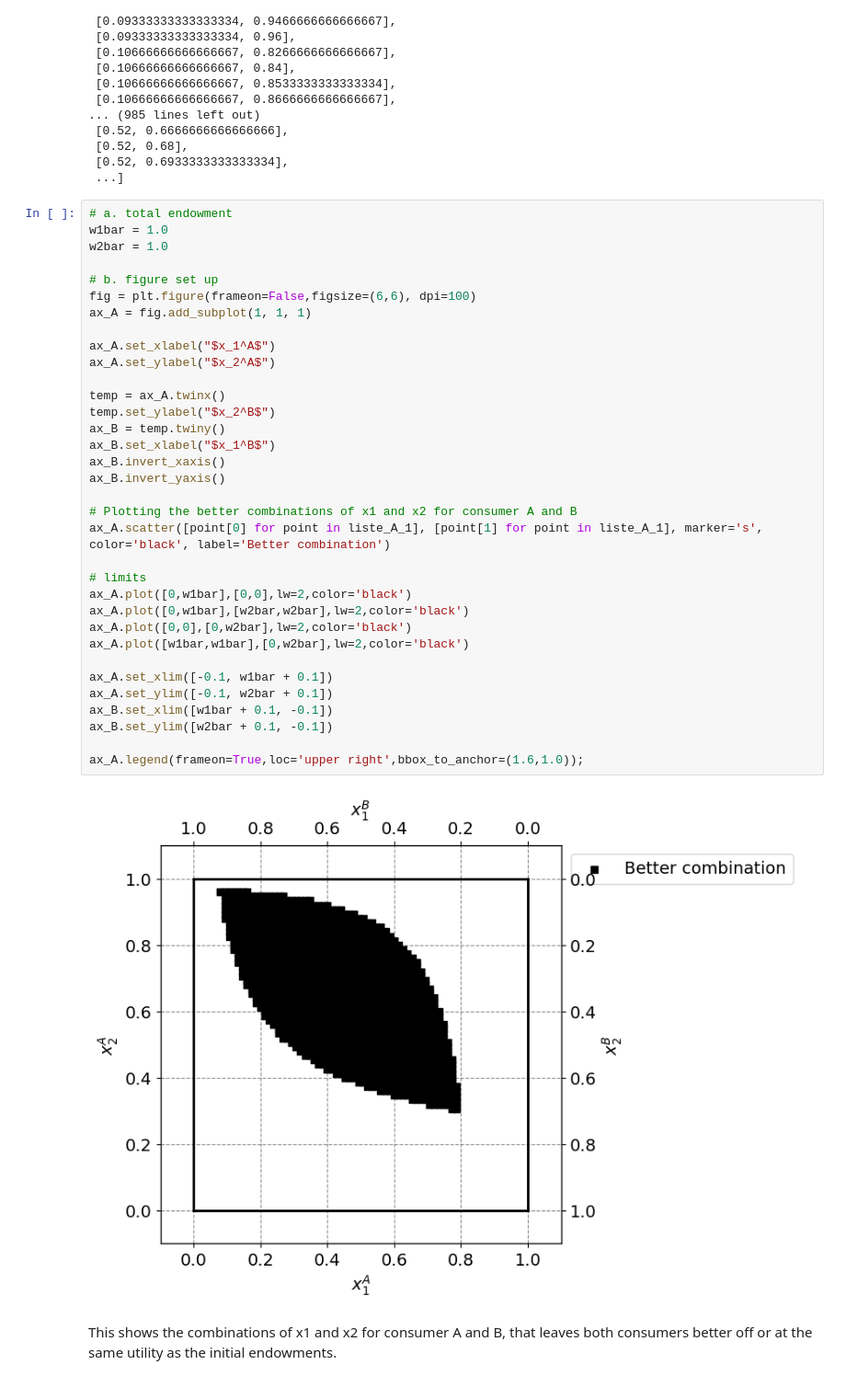
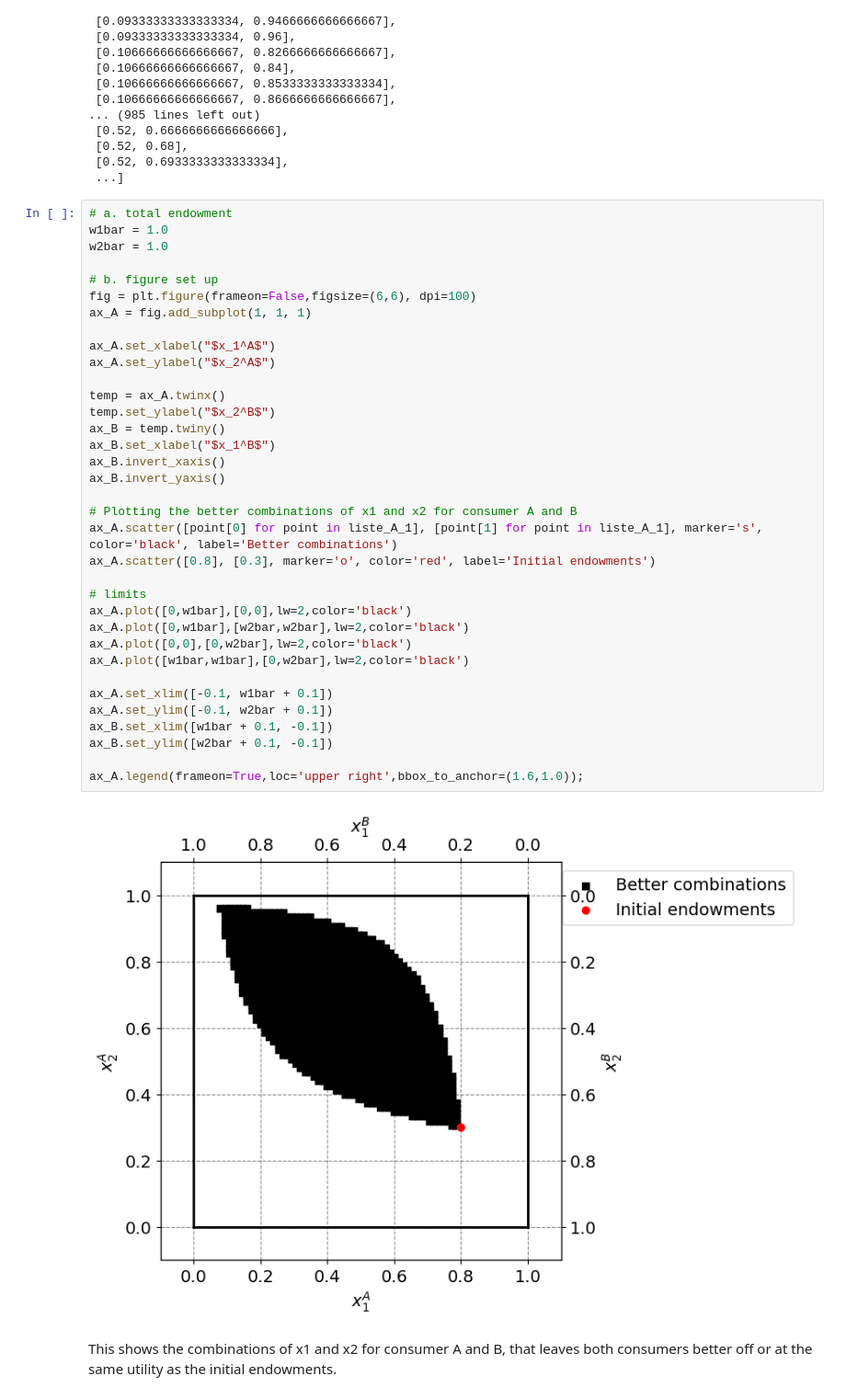
Before and after one commit to NumEconCopenhagen/projects-2024-simon-katrine, a Jupyter notebook: inauguralproject/inauguralproject.ipynb, the cells around one changed output. Shown at 92% size. Saved outputs shown, nothing was run; the diff lists cells and outputs as text.

```diff
--- a/inauguralproject/inauguralproject.ipynb
+++ b/inauguralproject/inauguralproject.ipynb
@@ -76,35 +68,36 @@ w2bar = 1.0
 
 # b. figure set up
 fig = plt.figure(frameon=False,figsize=(6,6), dpi=100)
 ax_A = fig.add_subplot(1, 1, 1)
 
 ax_A.set_xlabel("$x_1^A$")
 ax_A.set_ylabel("$x_2^A$")
 
 temp = ax_A.twinx()
 temp.set_ylabel("$x_2^B$")
 ax_B = temp.twiny()
 ax_B.set_xlabel("$x_1^B$")
 ax_B.invert_xaxis()
 ax_B.invert_yaxis()
 
 # Plotting the better combinations of x1 and x2 for consumer A and B
-ax_A.scatter([point[0] for point in liste_A_1], [point[1] for point in liste_A_1], marker='s', color='black', label='Better combination')
+ax_A.scatter([point[0] for point in liste_A_1], [point[1] for point in liste_A_1], marker='s', color='black', label='Better combinations')
+ax_A.scatter([0.8], [0.3], marker='o', color='red', label='Initial endowments')
 
 # limits
 ax_A.plot([0,w1bar],[0,0],lw=2,color='black')
 ax_A.plot([0,w1bar],[w2bar,w2bar],lw=2,color='black')
 ax_A.plot([0,0],[0,w2bar],lw=2,color='black')
 ax_A.plot([w1bar,w1bar],[0,w2bar],lw=2,color='black')
 
 ax_A.set_xlim([-0.1, w1bar + 0.1])
 ax_A.set_ylim([-0.1, w2bar + 0.1])
 ax_B.set_xlim([w1bar + 0.1, -0.1])
 ax_B.set_ylim([w2bar + 0.1, -0.1])
 
 ax_A.legend(frameon=True,loc='upper right',bbox_to_anchor=(1.6,1.0));
 # %% [output]
-[figure, old version]
+[figure, new version]
 # %% [markdown]
 This shows the combinations of x1 and x2 for consumer A and B, that leaves both consumers better off or at the same utility as the initial endowments.
 # %% [markdown]
```
Also changed, not shown: parts of 6 cells of this notebook.
